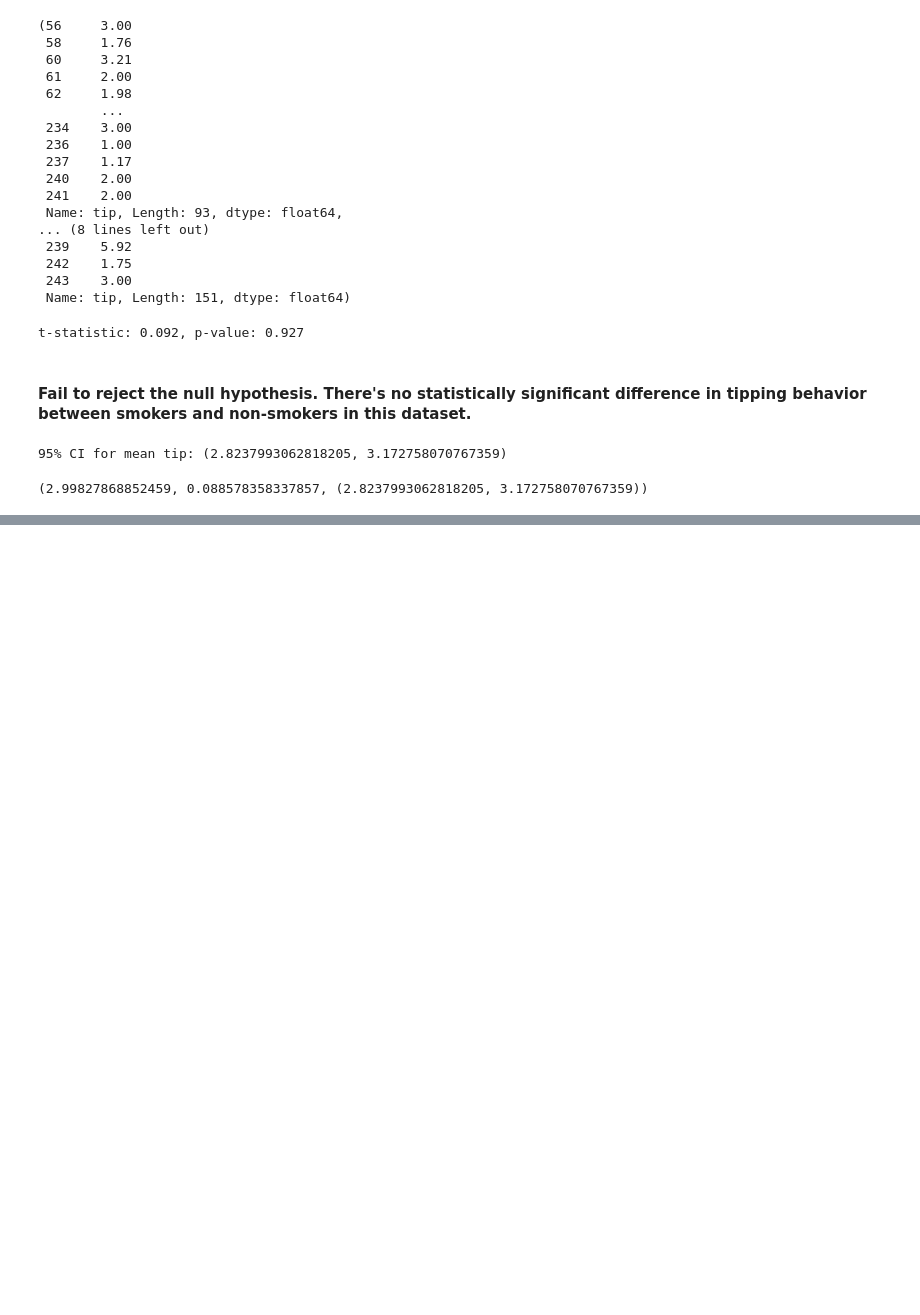
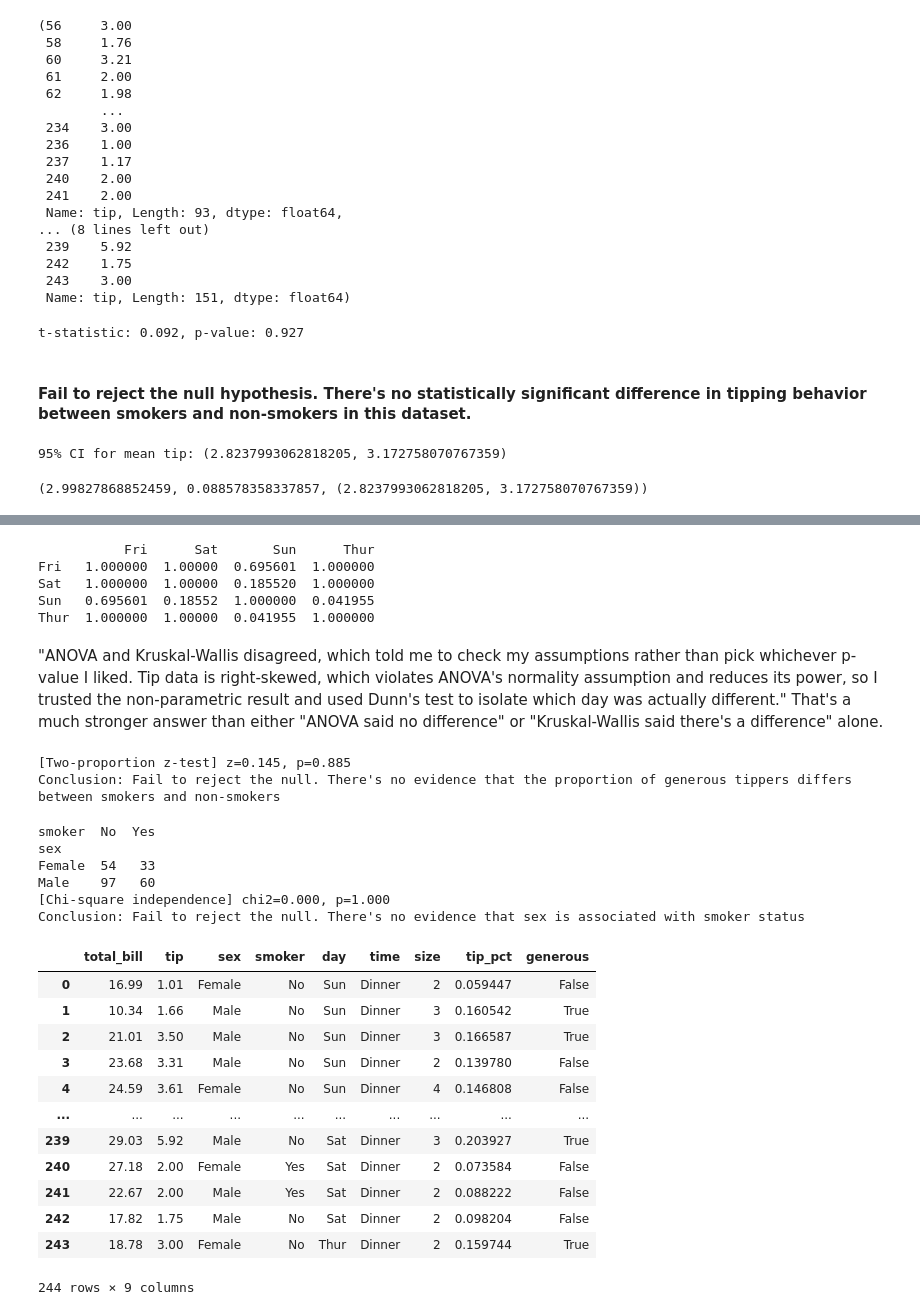
Before and after one commit to Rambagaria/ML_and_Agents, a Jupyter notebook: statistical_test.ipynb, the cells around one changed output, grey strips where cells are left out. Drawn from its saved outputs; the diff is of its cells as text; code cells hidden in the pictures; blank space fills up the shorter version.

```diff
--- a/statistical_test.ipynb
+++ b/statistical_test.ipynb
@@ -67,0 +236,65 @@ mean, sem, ci
+# %%
+#find out which day is driving it
+import scikit_posthocs as sp
+
+dunn_result = sp.posthoc_dunn(df, val_col='tip', group_col='day', p_adjust='bonferroni')
+print(dunn_result)
+# %% [output]
+           Fri      Sat       Sun      Thur
+Fri   1.000000  1.00000  0.695601  1.000000
+Sat   1.000000  1.00000  0.185520  1.000000
+Sun   0.695601  0.18552  1.000000  0.041955
+Thur  1.000000  1.00000  0.041955  1.000000
+# %% [markdown]
+"ANOVA and Kruskal-Wallis disagreed, which told me to check my assumptions rather than pick whichever p-value I liked. Tip data is right-skewed, which violates ANOVA's normality assumption and reduces its power, so I trusted the non-parametric result and used Dunn's test to isolate which day was actually different." That's a much stronger answer than either "ANOVA said no difference" or "Kruskal-Wallis said there's a difference" alone.
+# %%
+# ---------- 7. Two-proportion z-test ----------
+# Are "generous" tippers (tip > 15% of bill) more common among smokers?
+df['tip_pct'] = df['tip'] / df['total_bill']
+df['generous'] = df['tip_pct'] > 0.15
+
+n1 = (df['smoker'] == 'Yes').sum()
+n2 = (df['smoker'] == 'No').sum()
+x1 = df[(df['smoker'] == 'Yes') & df['generous']].shape[0]
+x2 = df[(df['smoker'] == 'No') & df['generous']].shape[0]
+p1, p2 = x1 / n1, x2 / n2
+p_pool = (x1 + x2) / (n1 + n2)
+se = np.sqrt(p_pool * (1 - p_pool) * (1/n1 + 1/n2))
+z_stat = (p1 - p2) / se
+p_value = 2 * (1 - stats.norm.cdf(abs(z_stat)))
+print(f"[Two-proportion z-test] z={z_stat:.3f}, p={p_value:.3f}")
+print("Conclusion: Fail to reject the null. There's no evidence that the proportion of generous tippers differs between smokers and non-smokers")
+# %% [output]
+[Two-proportion z-test] z=0.145, p=0.885
+Conclusion: Fail to reject the null. There's no evidence that the proportion of generous tippers differs between smokers and non-smokers
+# %%
+# ---------- 8. Chi-square test of independence ----------
+# Is sex associated with smoker status?
+contingency = pd.crosstab(df['sex'], df['smoker'])
+print(contingency)
+chi2, p_value, dof, expected = stats.chi2_contingency(contingency)
+print(f"[Chi-square independence] chi2={chi2:.3f}, p={p_value:.3f}")
+print("Conclusion: Fail to reject the null. There's no evidence that sex is associated with smoker status")
+# %% [output]
+smoker  No  Yes
+sex
+Female  54   33
+Male    97   60
+[Chi-square independence] chi2=0.000, p=1.000
+Conclusion: Fail to reject the null. There's no evidence that sex is associated with smoker status
+# %%
+df
+# %% [output]
+|  | total_bill | tip | sex | smoker | day | time | size | tip_pct | generous |
+| 0 | 16.99 | 1.01 | Female | No | Sun | Dinner | 2 | 0.059447 | False |
+| 1 | 10.34 | 1.66 | Male | No | Sun | Dinner | 3 | 0.160542 | True |
+| 2 | 21.01 | 3.50 | Male | No | Sun | Dinner | 3 | 0.166587 | True |
+| 3 | 23.68 | 3.31 | Male | No | Sun | Dinner | 2 | 0.139780 | False |
+| 4 | 24.59 | 3.61 | Female | No | Sun | Dinner | 4 | 0.146808 | False |
+| ... | ... | ... | ... | ... | ... | ... | ... | ... | ... |
+| 239 | 29.03 | 5.92 | Male | No | Sat | Dinner | 3 | 0.203927 | True |
+| 240 | 27.18 | 2.00 | Female | Yes | Sat | Dinner | 2 | 0.073584 | False |
+| 241 | 22.67 | 2.00 | Male | Yes | Sat | Dinner | 2 | 0.088222 | False |
+| 242 | 17.82 | 1.75 | Male | No | Sat | Dinner | 2 | 0.098204 | False |
+| 243 | 18.78 | 3.00 | Female | No | Thur | Dinner | 2 | 0.159744 | True |
+244 rows × 9 columns
```
Also changed, not shown: parts of 24 cells of this notebook, 1 other file.
